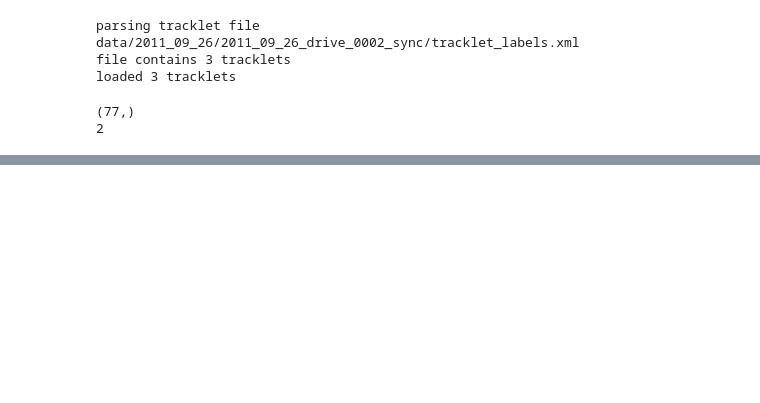
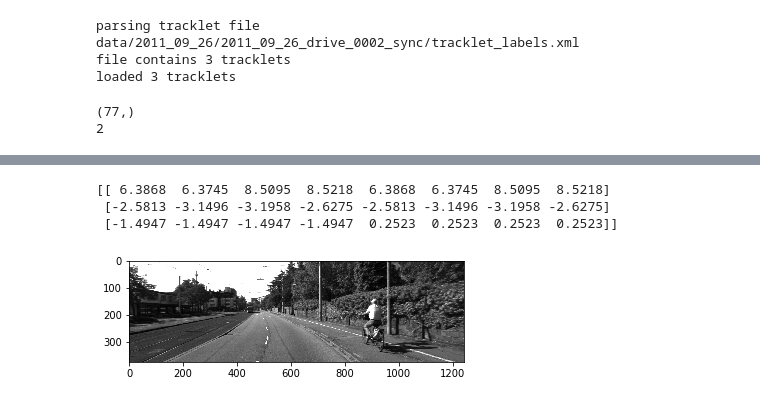
Before and after one commit to ClippingPoint/Formula-Di, a Jupyter notebook: kitti/kitti_dataset_explorer.ipynb, the cells around one changed output, grey strips where cells are left out. Cells and saved outputs as stored; diff of their text form; code cells hidden in the pictures; blank space fills up the shorter version.

```diff
--- a/kitti/kitti_dataset_explorer.ipynb
+++ b/kitti/kitti_dataset_explorer.ipynb
@@ -313,0 +345,7 @@ KeyboardInterrupt:
+# %%
+display_image_view_statistics(dataset, tracklet_rects, tracklet_types, frame)
+# %% [output]
+[[ 6.3868  6.3745  8.5095  8.5218  6.3868  6.3745  8.5095  8.5218]
+ [-2.5813 -3.1496 -3.1958 -2.6275 -2.5813 -3.1496 -3.1958 -2.6275]
+ [-1.4947 -1.4947 -1.4947 -1.4947  0.2523  0.2523  0.2523  0.2523]]
+[figure, added]
```
Also changed, not shown: parts of 11 cells of this notebook, 4 other files.
